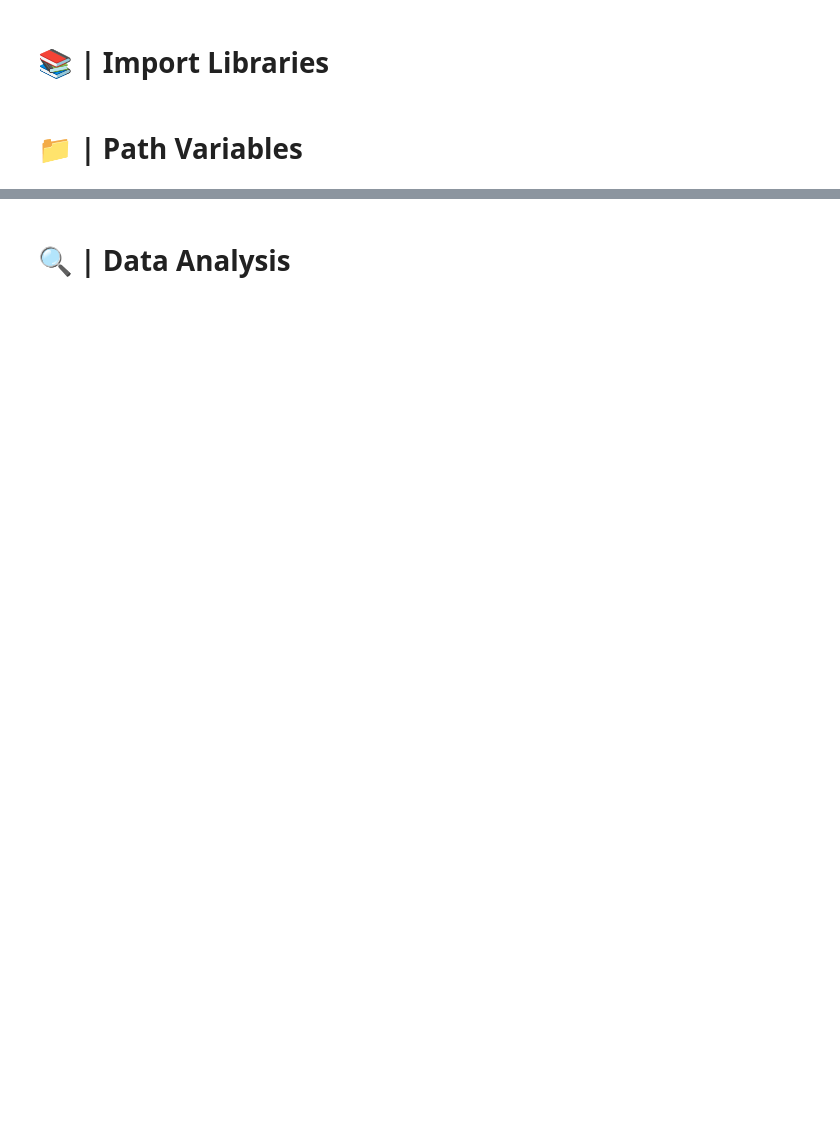
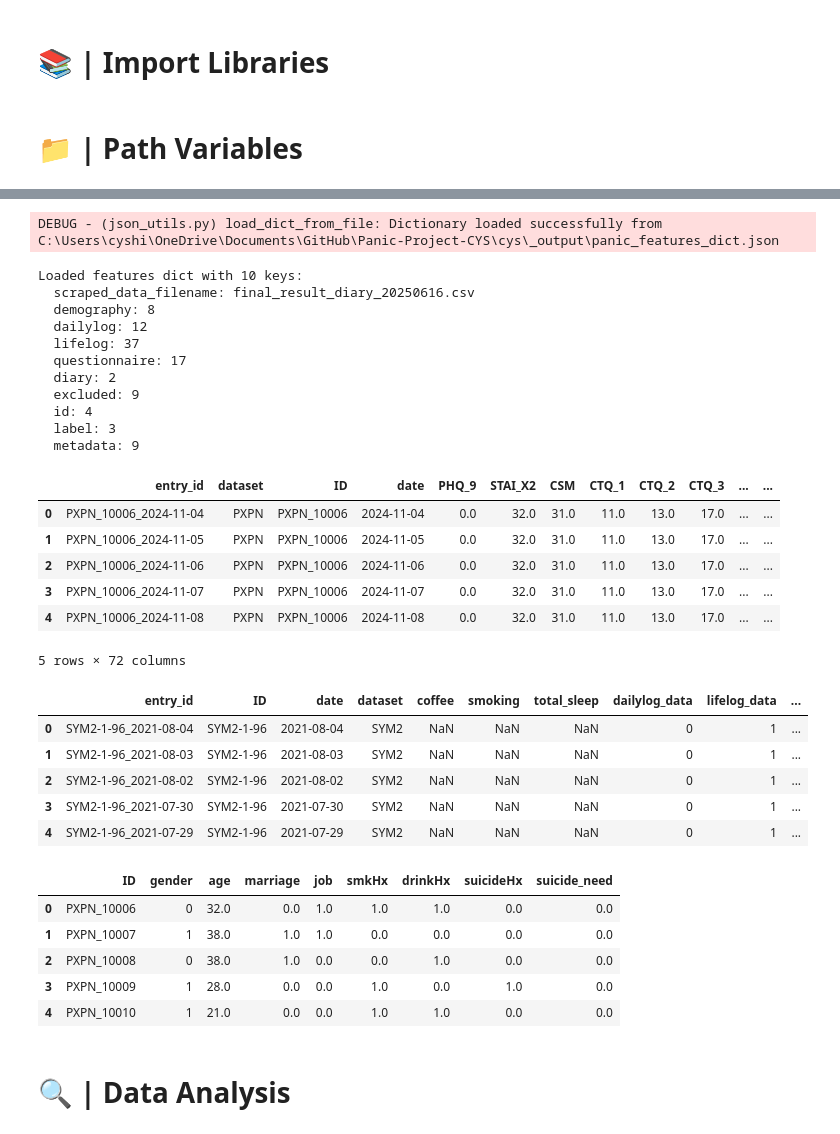
Before and after one commit to cyshin971/Panic-Project-DHLAB, a Jupyter notebook: cys/data_analysis.ipynb, the cells around one changed output, grey strips where cells are left out. Saved outputs shown, nothing was run; the diff lists cells and outputs as text; code cells hidden in the pictures; blank space fills up the shorter version.

Commit message:
data_analysis v1.1; data_preprocessing v1.0

```diff
--- a/cys/data_analysis.ipynb
+++ b/cys/data_analysis.ipynb
@@ -562,18 +36,0 @@ del disp_df, p_id
-# %%
-metadata_int['valid_entry_3'] = metadata_int.apply(
-	lambda row: 1 if row['n_prior_data'] >= 3 else 0,
-	axis=1
-)
-metadata_int['valid_entry_2'] = metadata_int.apply(
-	lambda row: 1 if row['n_prior_data'] >= 2 else 0,
-	axis=1
-)
-metadata_int['valid_entry_1'] = metadata_int.apply(
-	lambda row: 1 if row['n_prior_data'] >= 1 else 0,
-	axis=1
-)
-move_column(metadata_int, 'ref_event_id', -1)
-move_column(metadata_int, 'panic_label', -1)
-move_column(metadata_int, 'severity', -1)
-display(metadata_int.head(5))
-features_dict['metadata'] = metadata_int.columns.tolist()
@@ -610,3 +37,58 @@ DEBUG - (json_utils.py) save_dict_to_file: Dictionary saved successfully to C:\U
+# %%
+try:
+	features_dict = load_dict_from_file(OUTPUT_PATH, 'panic_features_dict')
+except FileNotFoundError:
+    raise FileNotFoundError(f"File not found: {get_file_path(OUTPUT_PATH, 'panic_features_dict')}. Please run data_analysis.ipynb first.")
+print(f"Loaded features dict with {len(features_dict)} keys:")
+scraped_data_filename = None
+for k, v in features_dict.items():
+    if k == 'scraped_data_filename':
+        print(f"  {k}: {v}.csv")
+        scraped_data_filename = v
+    else:
+        print(f"  {k}: {len(v)}")
+
+if scraped_data_filename is None:
+	raise ValueError("scraped_data_filename not found in features_dict")
+
+pre_data = read_csv(get_file_path(OUTPUT_PATH, f'panic_pre_data({scraped_data_filename}).csv'))
+display(pre_data.head(5))
+metadata = read_csv(get_file_path(OUTPUT_PATH, f'panic_metadata({scraped_data_filename}).csv'))
+display(metadata.head(5))
+demography_data = read_csv(get_file_path(OUTPUT_PATH, f'panic_demography_data({scraped_data_filename}).csv'))
+display(demography_data.head(5))
+# %% [output]
+DEBUG - (json_utils.py) load_dict_from_file: Dictionary loaded successfully from C:\Users\cyshi\OneDrive\Documents\GitHub\Panic-Project-CYS\cys\_output\panic_features_dict.json
+Loaded features dict with 10 keys:
+  scraped_data_filename: final_result_diary_20250616.csv
+  demography: 8
+  dailylog: 12
+  lifelog: 37
+  questionnaire: 17
+  diary: 2
+  excluded: 9
+  id: 4
+  label: 3
+  metadata: 9
+|  | entry_id | dataset | ID | date | PHQ_9 | STAI_X2 | CSM | CTQ_1 | CTQ_2 | CTQ_3 | ... | ... |
+| 0 | PXPN_10006_2024-11-04 | PXPN | PXPN_10006 | 2024-11-04 | 0.0 | 32.0 | 31.0 | 11.0 | 13.0 | 17.0 | ... | ... |
+| 1 | PXPN_10006_2024-11-05 | PXPN | PXPN_10006 | 2024-11-05 | 0.0 | 32.0 | 31.0 | 11.0 | 13.0 | 17.0 | ... | ... |
+| 2 | PXPN_10006_2024-11-06 | PXPN | PXPN_10006 | 2024-11-06 | 0.0 | 32.0 | 31.0 | 11.0 | 13.0 | 17.0 | ... | ... |
+| 3 | PXPN_10006_2024-11-07 | PXPN | PXPN_10006 | 2024-11-07 | 0.0 | 32.0 | 31.0 | 11.0 | 13.0 | 17.0 | ... | ... |
+| 4 | PXPN_10006_2024-11-08 | PXPN | PXPN_10006 | 2024-11-08 | 0.0 | 32.0 | 31.0 | 11.0 | 13.0 | 17.0 | ... | ... |
+5 rows × 72 columns
+|  | entry_id | ID | date | dataset | coffee | smoking | total_sleep | dailylog_data | lifelog_data | ... |
+| 0 | SYM2-1-96_2021-08-04 | SYM2-1-96 | 2021-08-04 | SYM2 | NaN | NaN | NaN | 0 | 1 | ... |
+| 1 | SYM2-1-96_2021-08-03 | SYM2-1-96 | 2021-08-03 | SYM2 | NaN | NaN | NaN | 0 | 1 | ... |
+| 2 | SYM2-1-96_2021-08-02 | SYM2-1-96 | 2021-08-02 | SYM2 | NaN | NaN | NaN | 0 | 1 | ... |
+| 3 | SYM2-1-96_2021-07-30 | SYM2-1-96 | 2021-07-30 | SYM2 | NaN | NaN | NaN | 0 | 1 | ... |
+| 4 | SYM2-1-96_2021-07-29 | SYM2-1-96 | 2021-07-29 | SYM2 | NaN | NaN | NaN | 0 | 1 | ... |
+|  | ID | gender | age | marriage | job | smkHx | drinkHx | suicideHx | suicide_need |
+| 0 | PXPN_10006 | 0 | 32.0 | 0.0 | 1.0 | 1.0 | 1.0 | 0.0 | 0.0 |
+| 1 | PXPN_10007 | 1 | 38.0 | 1.0 | 1.0 | 0.0 | 0.0 | 0.0 | 0.0 |
+| 2 | PXPN_10008 | 0 | 38.0 | 1.0 | 0.0 | 0.0 | 1.0 | 0.0 | 0.0 |
+| 3 | PXPN_10009 | 1 | 28.0 | 0.0 | 0.0 | 1.0 | 0.0 | 1.0 | 0.0 |
+| 4 | PXPN_10010 | 1 | 21.0 | 0.0 | 0.0 | 1.0 | 1.0 | 0.0 | 0.0 |
 # %% [markdown]
 # 🔍 | Data Analysis
 # %%
```
Also changed, not shown: parts of 67 cells of this notebook, 1 other file.
